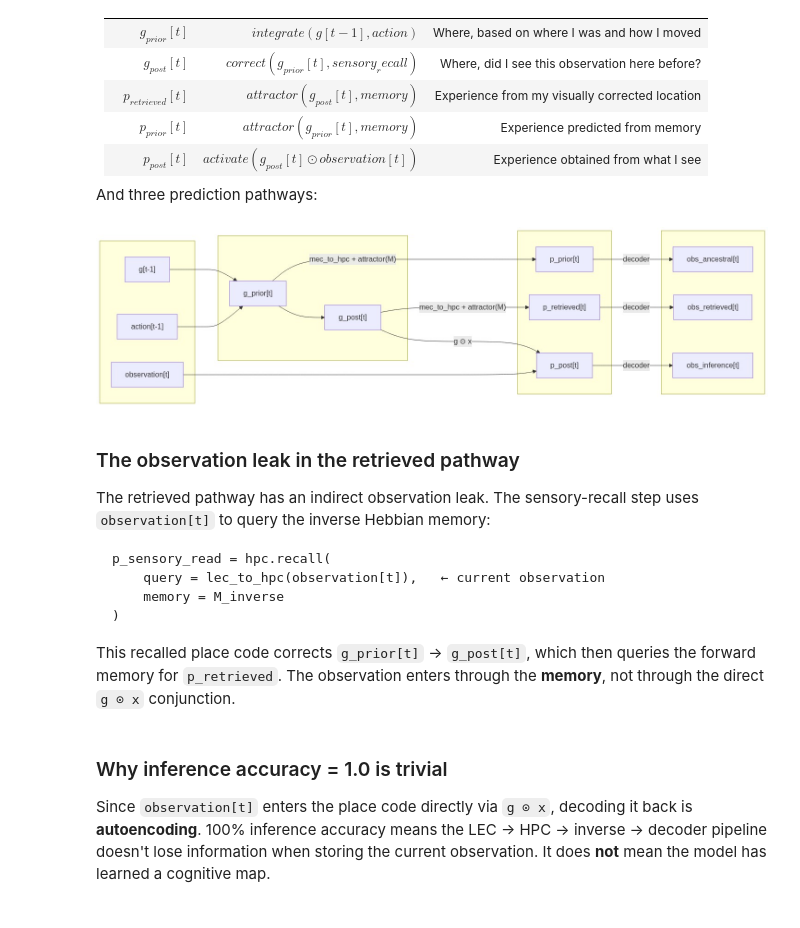
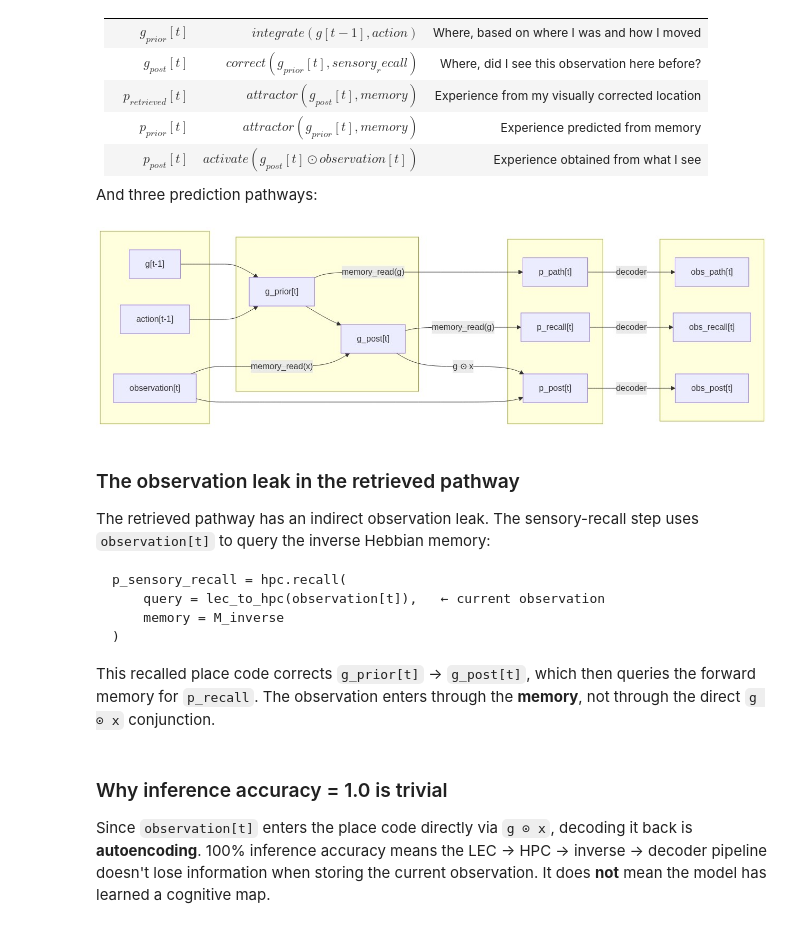
Before and after one commit to BorjaEst/ehc-sn, a Jupyter notebook: notebooks/01_structural_memory_report.ipynb, the cells around one changed output. Drawn from its saved outputs; the diff is of its cells as text; code cells hidden in the pictures.

````diff
--- a/notebooks/01_structural_memory_report.ipynb
+++ b/notebooks/01_structural_memory_report.ipynb
@@ -154,42 +154,43 @@ graph LR
         G0["g[t-1]"]
         ACT["action[t-1]"]
         OBS["observation[t]"]
     end
 
     subgraph " "
         G_PRIOR["g_prior[t]"]
         G_POST["g_post[t]"]
     end
 
     subgraph " "
-        P_RET["p_retrieved[t]"]
-        P_PRIOR["p_prior[t]"]
+        P_RET["p_recall[t]"]
+        P_PATH["p_path[t]"]
         P_POST["p_post[t]"]
     end
 
     subgraph " "
-        ANC["obs_ancestral[t]"]
-        RET["obs_retrieved[t]"]
-        INF["obs_inference[t]"]
+        ANC["obs_path[t]"]
+        RET["obs_recall[t]"]
+        INF["obs_post[t]"]
     end
 
     G0 --> G_PRIOR
     ACT --> G_PRIOR
 
     G_PRIOR --> G_POST
 
-    G_PRIOR -->|"mec_to_hpc + attractor(M)"| P_PRIOR
-    G_POST  -->|"mec_to_hpc + attractor(M)"| P_RET
+    G_PRIOR -->|"memory_read(g)"| P_PATH
+    G_POST  -->|"memory_read(g)"| P_RET
     G_POST -->|"g ⊙ x"| P_POST
+    OBS --> |"memory_read(x)"| G_POST
     OBS --> P_POST
 
-    P_PRIOR -->|"decoder"| ANC
+    P_PATH -->|"decoder"| ANC
     P_RET   -->|"decoder"| RET
     P_POST  -->|"decoder"| INF
 """
 display_mermaid(diagram)
 # %% [output]
-[figure, old version]
+[figure, new version]
 # %% [markdown]
 ### The observation leak in the retrieved pathway
 
@@ -197,14 +198,14 @@ The retrieved pathway has an indirect observation leak. The sensory-recall
 step uses `observation[t]` to query the inverse Hebbian memory:
 
 ```text
-p_sensory_read = hpc.recall(
+p_sensory_recall = hpc.recall(
     query = lec_to_hpc(observation[t]),   ← current observation
     memory = M_inverse
 )
 ```
 
 This recalled place code corrects `g_prior[t]` → `g_post[t]`, which then
-queries the forward memory for `p_retrieved`. The observation enters
+queries the forward memory for `p_recall`. The observation enters
 through the **memory**, not through the direct `g ⊙ x` conjunction.
 # %% [markdown]
 ### Why inference accuracy = 1.0 is trivial
````
Also changed, not shown: parts of 13 cells of this notebook, 1 other file.
